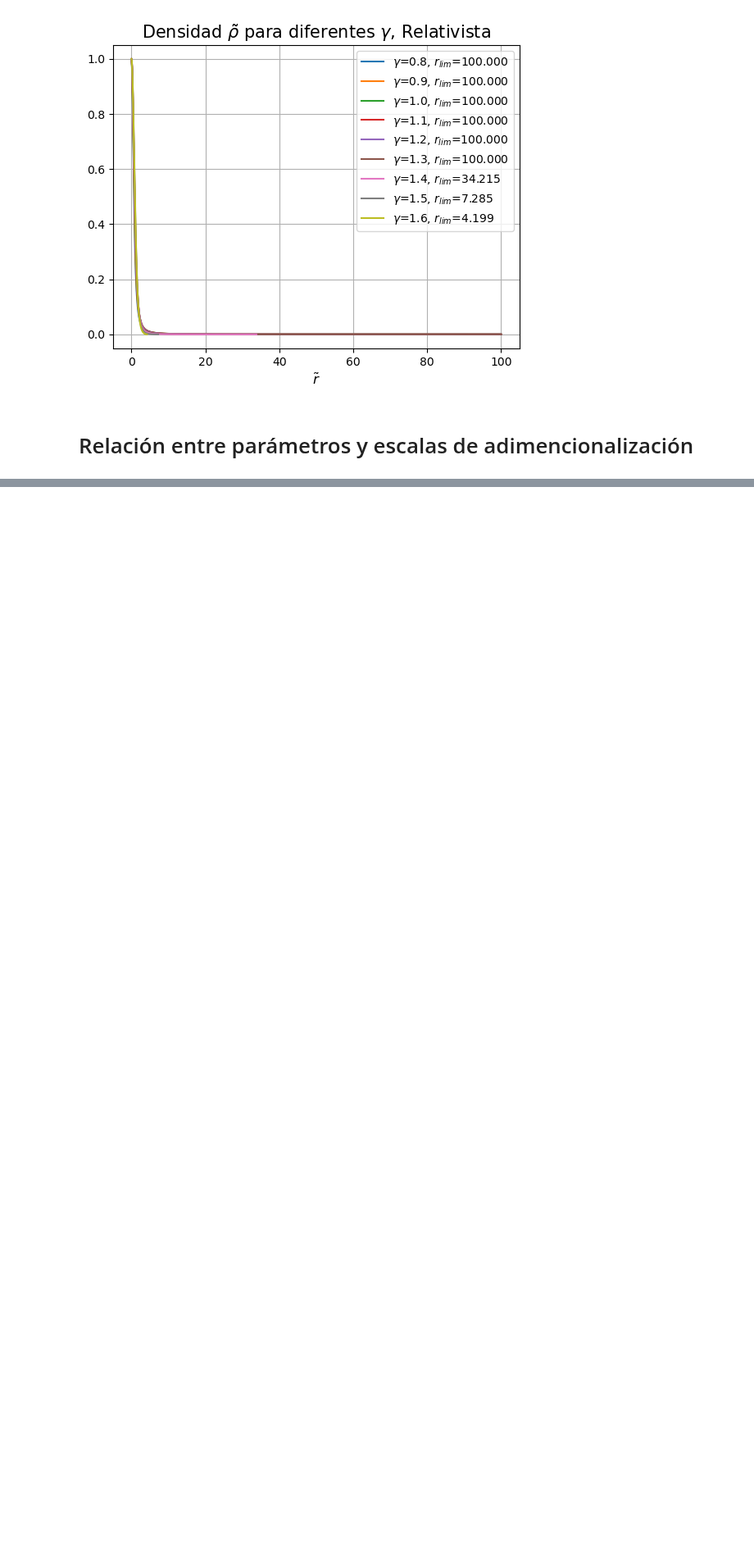
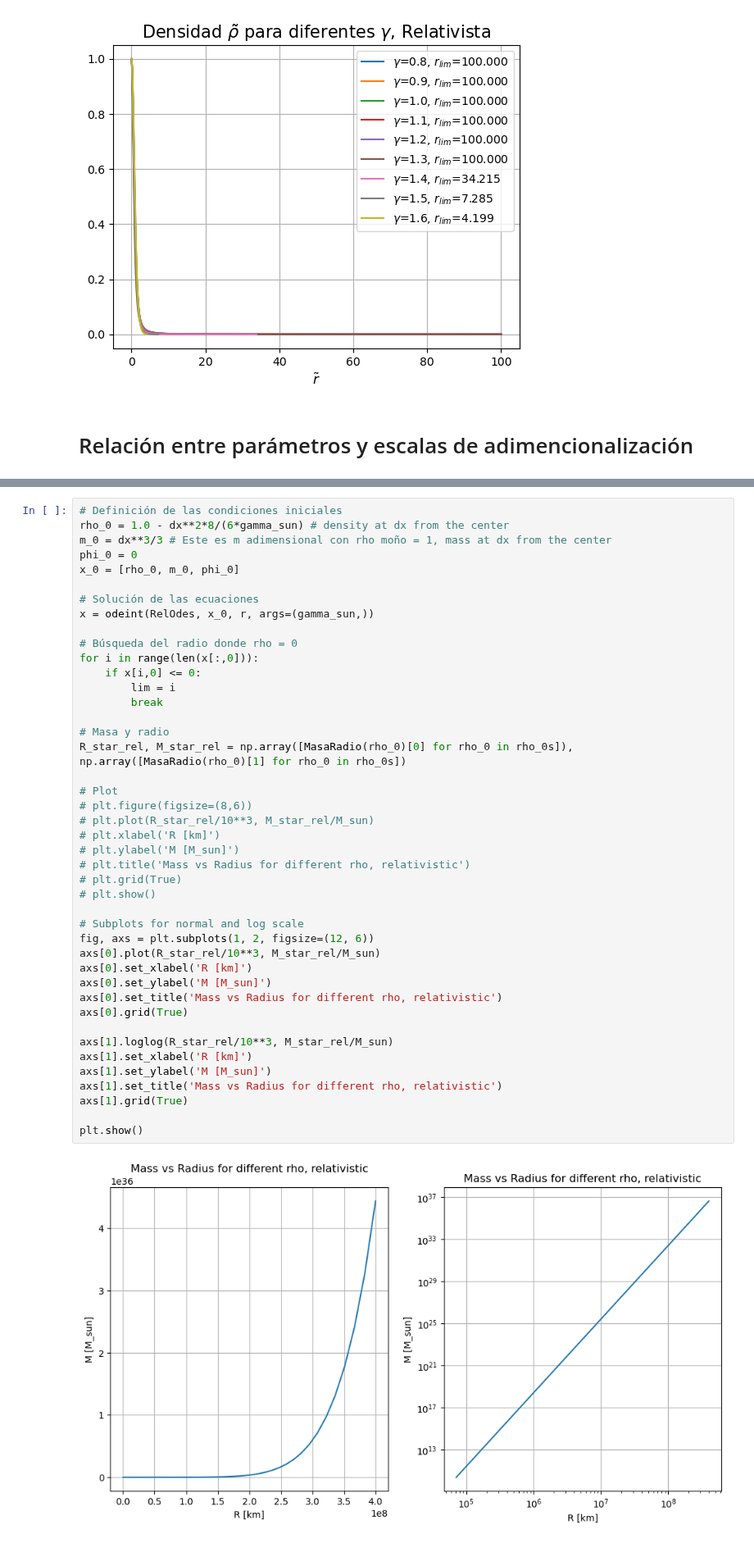
Before and after one commit to Vendetta0462/CalculosSimulaciones, a Jupyter notebook: hidrostatica.ipynb, the cells around one changed output, grey strips where cells are left out. Shown at 82% size. Drawn from its saved outputs; the diff is of its cells as text; blank space fills up the shorter version.

```diff
--- a/hidrostatica.ipynb
+++ b/hidrostatica.ipynb
@@ -254,0 +340,45 @@ plt.show()
+# %%
+# Definición de las condiciones iniciales
+rho_0 = 1.0 - dx**2*8/(6*gamma_sun) # density at dx from the center
+m_0 = dx**3/3 # Este es m adimensional con rho moño = 1, mass at dx from the center
+phi_0 = 0
+x_0 = [rho_0, m_0, phi_0]
+
+# Solución de las ecuaciones
+x = odeint(RelOdes, x_0, r, args=(gamma_sun,))
+
+# Búsqueda del radio donde rho = 0
+for i in range(len(x[:,0])):
+    if x[i,0] <= 0:
+        lim = i
+        break
+
+# Masa y radio
+R_star_rel, M_star_rel = np.array([MasaRadio(rho_0)[0] for rho_0 in rho_0s]), np.array([MasaRadio(rho_0)[1] for rho_0 in rho_0s])
+
+# Plot
+# plt.figure(figsize=(8,6))
+# plt.plot(R_star_rel/10**3, M_star_rel/M_sun)
+# plt.xlabel('R [km]')
+# plt.ylabel('M [M_sun]')
+# plt.title('Mass vs Radius for different rho, relativistic')
+# plt.grid(True)
+# plt.show()
+
+# Subplots for normal and log scale
+fig, axs = plt.subplots(1, 2, figsize=(12, 6))
+axs[0].plot(R_star_rel/10**3, M_star_rel/M_sun)
+axs[0].set_xlabel('R [km]')
+axs[0].set_ylabel('M [M_sun]')
+axs[0].set_title('Mass vs Radius for different rho, relativistic')
+axs[0].grid(True)
+
+axs[1].loglog(R_star_rel/10**3, M_star_rel/M_sun)
+axs[1].set_xlabel('R [km]')
+axs[1].set_ylabel('M [M_sun]')
+axs[1].set_title('Mass vs Radius for different rho, relativistic')
+axs[1].grid(True)
+
+plt.show()
+# %% [output]
+[figure, added]
```
Also changed, not shown: parts of 12 cells of this notebook.
